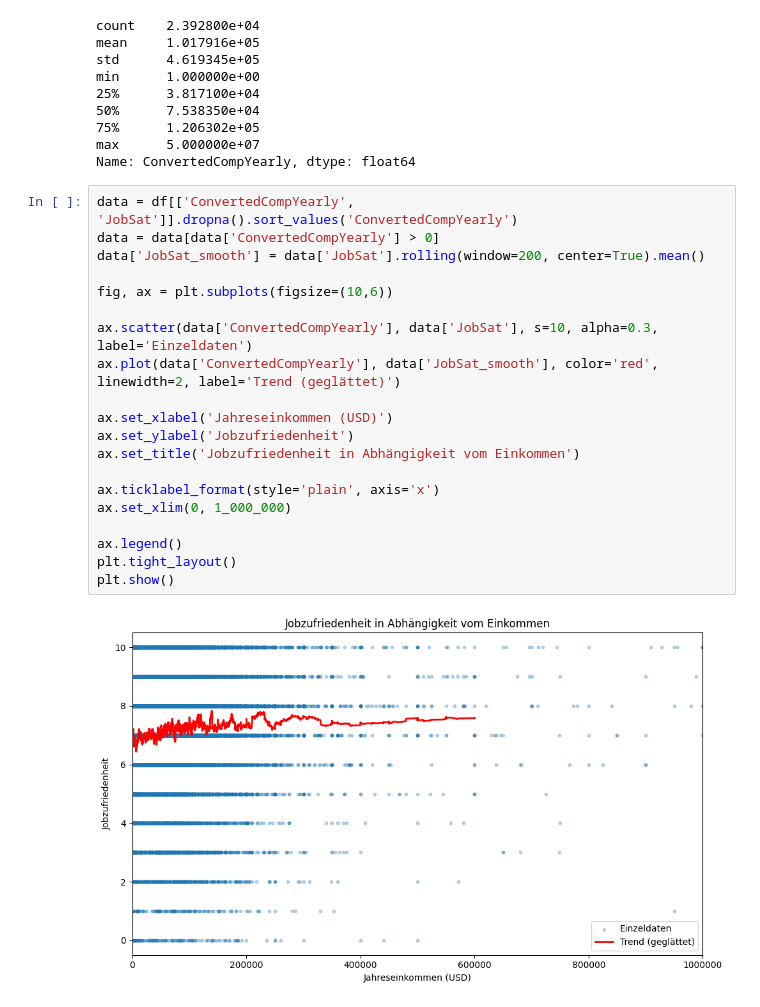
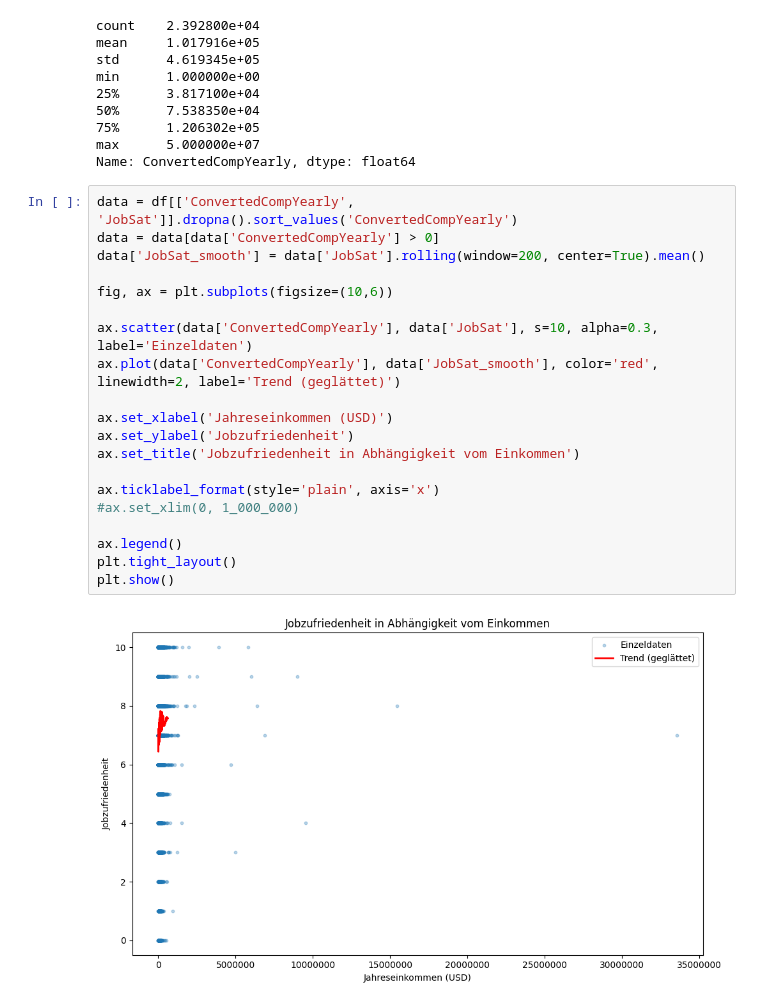
Before and after one commit to Moritz148/data-analytics-project, a Jupyter notebook: Line-Charts.ipynb, the cells around one changed output. Cells and saved outputs as stored; diff of their text form.

```diff
--- a/Line-Charts.ipynb
+++ b/Line-Charts.ipynb
@@ -61,22 +61,22 @@ Name: ConvertedCompYearly, dtype: float64
 # %%
 data = df[['ConvertedCompYearly', 'JobSat']].dropna().sort_values('ConvertedCompYearly')
 data = data[data['ConvertedCompYearly'] > 0]
 data['JobSat_smooth'] = data['JobSat'].rolling(window=200, center=True).mean()
 
 fig, ax = plt.subplots(figsize=(10,6))
 
 ax.scatter(data['ConvertedCompYearly'], data['JobSat'], s=10, alpha=0.3, label='Einzeldaten')
 ax.plot(data['ConvertedCompYearly'], data['JobSat_smooth'], color='red', linewidth=2, label='Trend (geglättet)')
 
 ax.set_xlabel('Jahreseinkommen (USD)')
 ax.set_ylabel('Jobzufriedenheit')
 ax.set_title('Jobzufriedenheit in Abhängigkeit vom Einkommen')
 
 ax.ticklabel_format(style='plain', axis='x')
-ax.set_xlim(0, 1_000_000)
+#ax.set_xlim(0, 1_000_000)
 
 ax.legend()
 plt.tight_layout()
 plt.show()
 # %% [output]
-[figure, old version]
+[figure, new version]
```
Also changed, not shown: 1 other file.
